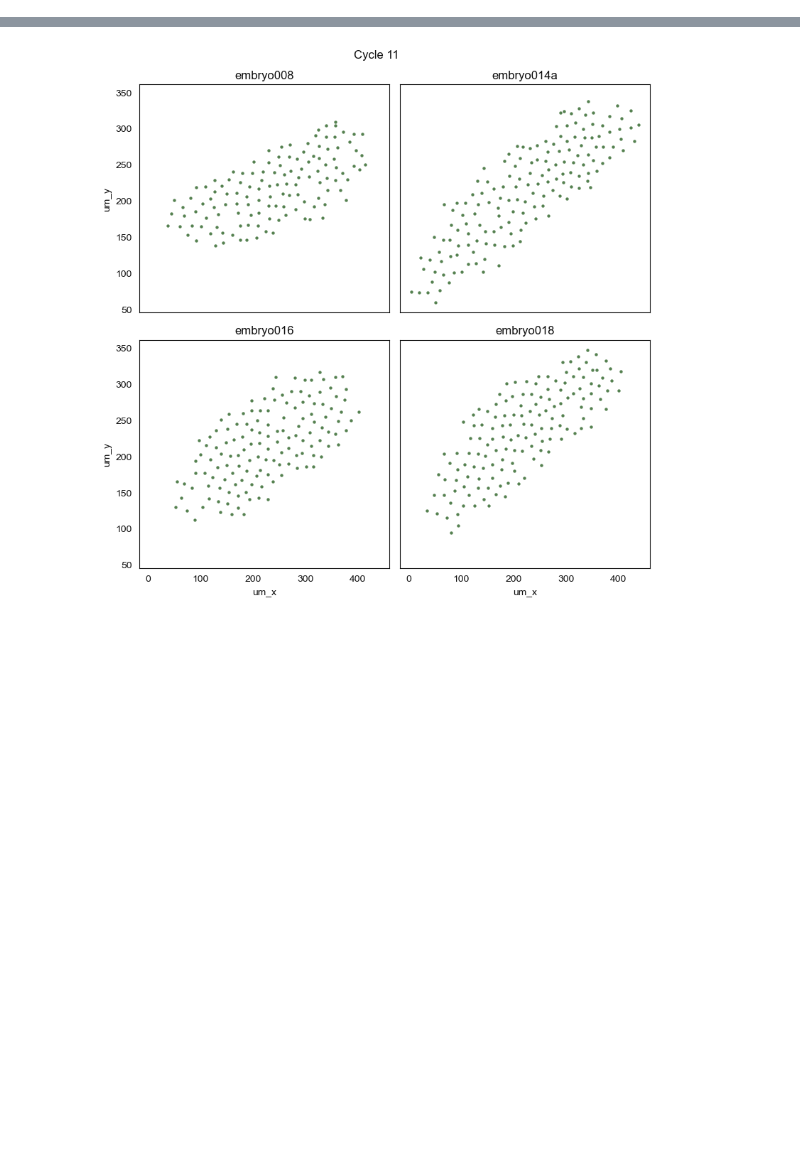
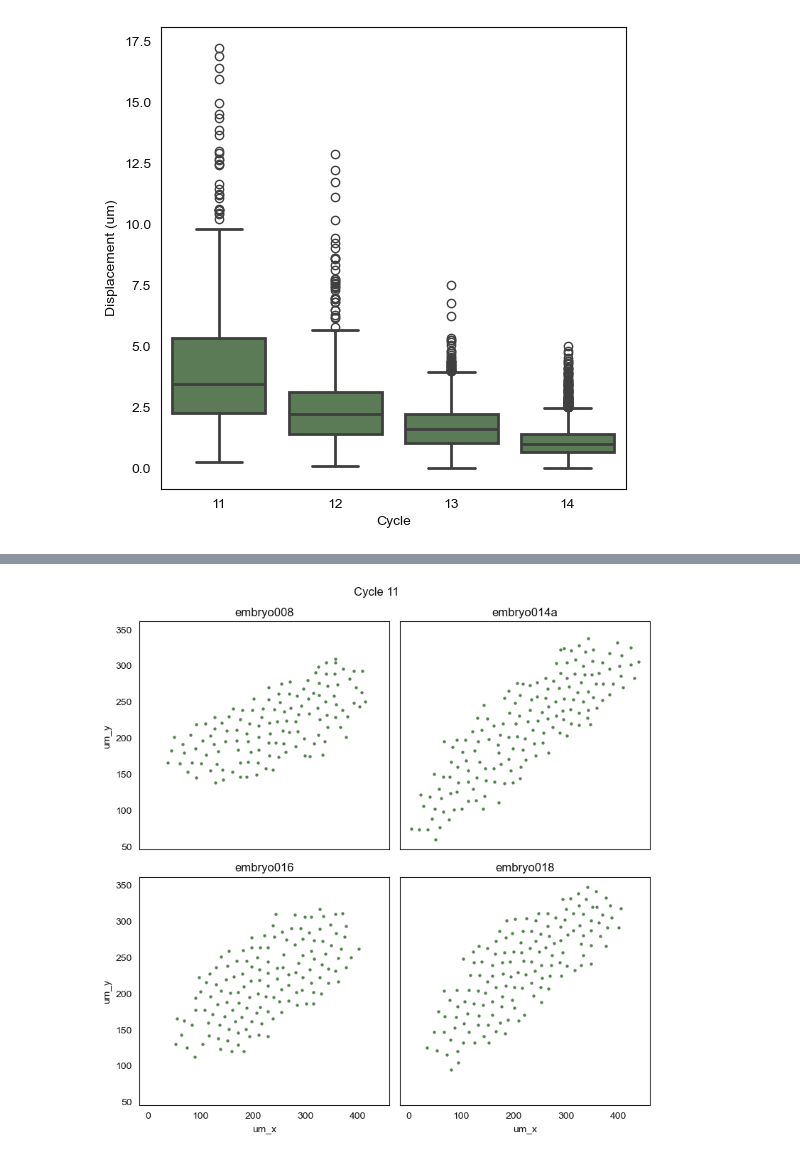
Before and after one commit to Harrison-Oatman/NucleiTracking, a Jupyter notebook: notebooks/lineage_plotting.ipynb, the cells around one changed output, grey strips where cells are left out. Drawn from its saved outputs; the diff is of its cells as text; code cells hidden in the pictures; blank space fills up the shorter version.

```diff
--- a/notebooks/lineage_plotting.ipynb
+++ b/notebooks/lineage_plotting.ipynb
@@ -117,0 +104,83 @@ for root in roots:
+# %%
+# for root in roots:
+#     fig, ax = plt.subplots(1, 1, figsize=(6, 6))
+#     t = tracklets_joined[tracklets_joined["embryo"]==root]
+#     t = t[t["parent_tracklet"] > 0]
+#     t = t[t["displacement"] < 10]
+#     t = t[t["mean_edge_distance"] > 25]
+#     sns.boxplot(data=t, x="cycle", y="displacement", ax=ax, color=palette["green"], linewidth=2)
+#     plt.show()
+#
+#     fig, ax = plt.subplots(2, 2, figsize=(6, 6))
+#     for cycle, ax in zip([11, 12, 13, 14], ax.flatten()):
+#         t = tracklets_joined[(tracklets_joined["embryo"]==root) & (tracklets_joined["cycle"]==cycle)]
+#         t = t[t["parent_tracklet"] > 0]
+#         # t = t[t["displacement"] < 10]
+#         ax.set_title(f"Cycle {cycle}")
+#         sns.scatterplot(x=t["final_x_um"], y=t["final_y_um"], hue=t["displacement"] > 10, palette="viridis", ax=ax)
+#     plt.show()
+
+fig, ax = plt.subplots(1, 1, figsize=(6, 6))
+t = tracklets_joined.copy()
+t = t[t["parent_tracklet"] > 0]
+t = t[t["mean_edge_distance"] > 25]
+# t = t[t["displacement"] < 10]
+sns.boxplot(data=t, x="cycle", y="displacement", ax=ax, color=palette["green"], linewidth=2)
+plt.xlabel("Cycle")
+plt.ylabel("Displacement (um)")
+plt.savefig(plotpath / "displacement_boxplot.png", dpi=300)
+plt.show()
+
+fig, ax = plt.subplots(1, 1, figsize=(6, 6))
+sns.catplot(data=t, x="cycle", y="displacement", hue="embryo", kind="box")
+plt.xlabel("Cycle")
+plt.ylabel("Displacement (um)")
+plt.savefig(plotpath / "displacement_boxplot_by_embryo.png", dpi=300)
+plt.show()
+
+fig, ax = plt.subplots(1, 1, figsize=(6, 6))
+sns.catplot(data=t, x="cycle", y="displacement", kind="bar", errorbar="se", color=palette["green"])
+plt.xlabel("Cycle")
+plt.ylabel("Displacement (um)")
+plt.savefig(plotpath / "displacement_barplot.png", dpi=300)
+plt.show()
+
+
+for root in roots:
+    fig, ax = plt.subplots(1, 1, figsize=(6, 6))
+    t = tracklets_joined[tracklets_joined["embryo"]==root]
+    t = t[t["parent_tracklet"] > 0]
+    sns.violinplot(data=t, x="cycle", y="distance", ax=ax, color=palette["green"], linewidth=2)
+    plt.show()
+
+
+
+
+# for root in roots:
+#     fig, ax = plt.subplots(1, 1, figsize=(6, 6))
+#     t = tracklets_joined[tracklets_joined["embryo"]==root]
+#     t = t[t["parent_tracklet"] > 0]
+#     sns.violinplot(data=t, x="cycle", y="distance", ax=ax, color=palette["green"], linewidth=2)
+#     plt.show()
+
+# for cycle in range(11, 15):
+#     fig, axes = plt.subplots(2, 2, figsize=(8, 8), sharex=True, sharey=True)
+#     for root, ax in zip(roots[1:], axes.flatten()):
+#         # fig, ax = plt.subplots(1, 1, figsize=(6, 6))
+#         t = tracklets_joined[(tracklets_joined["embryo"]==root) & (tracklets_joined["cycle"]==cycle)]
+#         t = t[t["parent_tracklet"] > 0]
+#
+#         sns.scatterplot(data=t, x="final_x", y="final_y", ax=ax, s=10, color=palette["green"], legend=False, linewidths=0)
+#         x, y = t["final_x"], t["final_y"]
+#         u, v = t["x_vector"], t["y_vector"]
+#         ax.quiver(x, y, u, v, color="black", scale=1, scale_units="xy")
+#         ax.set_title(root)
+#
+#     plt.suptitle(f"Cycle {cycle}")
+#     plt.tight_layout()
+#     this_plotpath = plotpath / "disquiver"
+#     this_plotpath.mkdir(exist_ok=True)
+#     plt.savefig(this_plotpath / f"cycle_{cycle}_root_{root}.png", dpi=300)
+#     plt.show()
+# %% [output]
+[figure, added]
```
Also changed, not shown: parts of 4 cells of this notebook.
